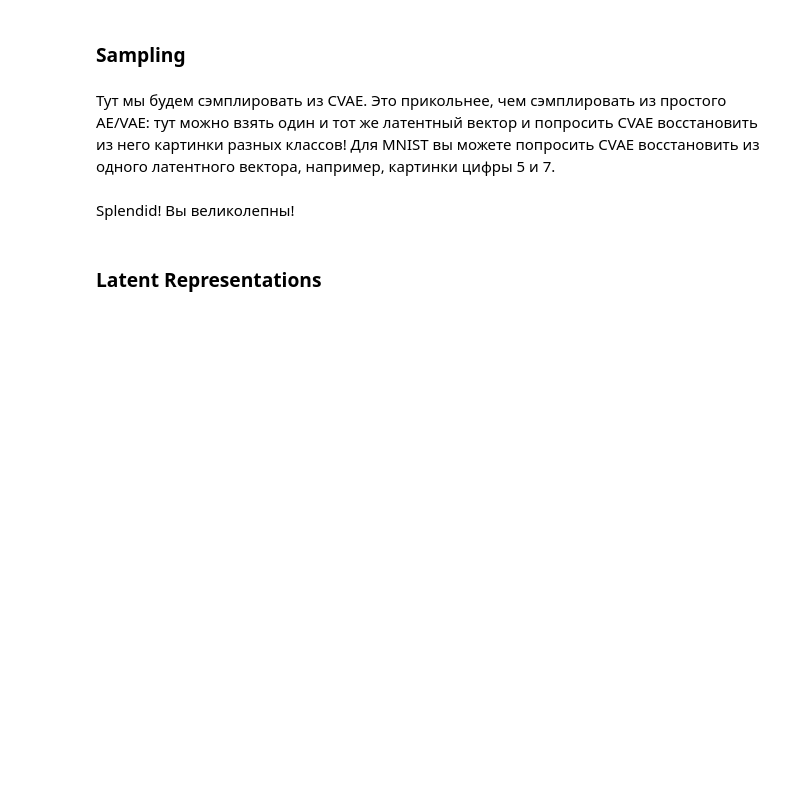
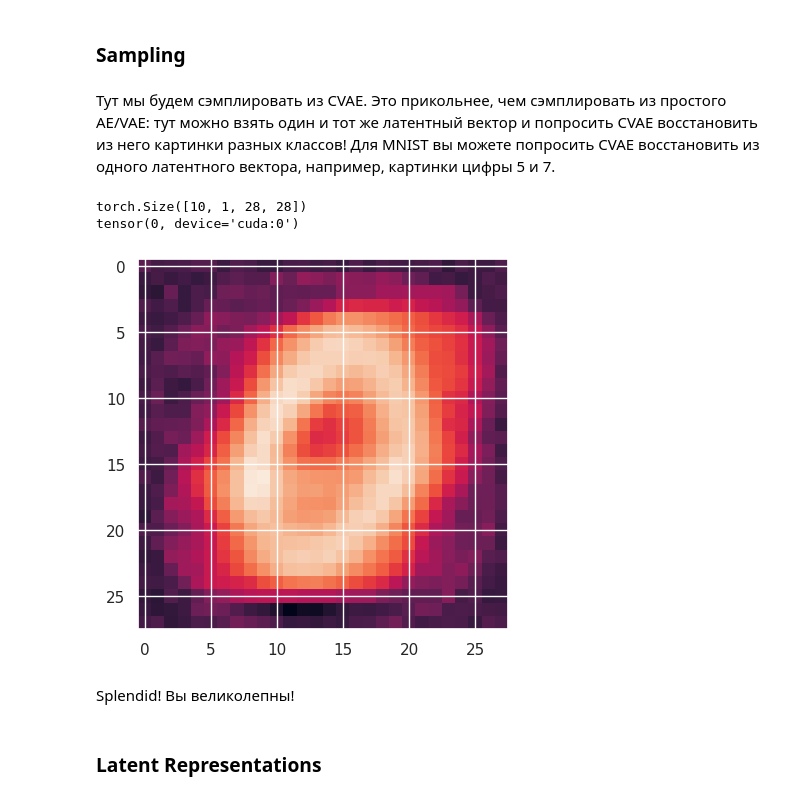
Before and after one commit to Chertushkin/mipt-dl, a Jupyter notebook: week4/[hw]autoencoders.ipynb, the cells around one changed output. Cells and saved outputs as stored; diff of their text form; code cells hidden in the pictures; blank space fills up the shorter version.

```diff
--- a/week4/[hw]autoencoders.ipynb
+++ b/week4/[hw]autoencoders.ipynb
@@ -999,3 +969,37 @@ class CVAE(nn.Module):
+# %%
+def get_model_statistics(autoencoder, train_loader):
+    autoencoder.eval()
+    mus, stds = [], []
+    with torch.no_grad():
+        for batch, y in train_loader:
+            batch = batch.to(device)
+            y = y.to(device)
+            reconstruction, mu, logsigma = autoencoder(batch, y)
+            mus.append(torch.mean(mu).item())
+            stds.append(torch.mean(logsigma).item())
+    return np.mean(mus), np.mean(stds)
+# %%
+mean_mu, mean_sigma = get_model_statistics(autoencoder, train_loader)
+# %%
+def sample_the_latent(autoencoder, mean_sigma, mean_mu):
+    # вспомните про замечание из этого же пункта обычного AE про распределение латентных переменных
+    z = np.array([np.random.normal(0, 1, 45) for i in range(10)]).astype(np.float32)
+    y = np.random.randint(0, 10, 10)
+    y = torch.tensor(y).to(device)
+    z = torch.tensor(z).to(device)
+    z = torch.randn_like(z)
+    z = mean_sigma * (mean_mu + z)
+    output = autoencoder.decode(z, y)
+    print(output.shape)
+    # <выведите тут полученные картинки>
+    print(y[1])
+    plt.imshow(output[1].detach().cpu().numpy().transpose(1, 2, 0))
+# %%
+sample_the_latent(autoencoder, mean_mu, mean_sigma)
+# %% [output]
+torch.Size([10, 1, 28, 28])
+tensor(0, device='cuda:0')
+[figure, added]
 # %% [markdown]
 Splendid! Вы великолепны!
 # %% [markdown]
```
Also changed, not shown: parts of 26 cells of this notebook.
